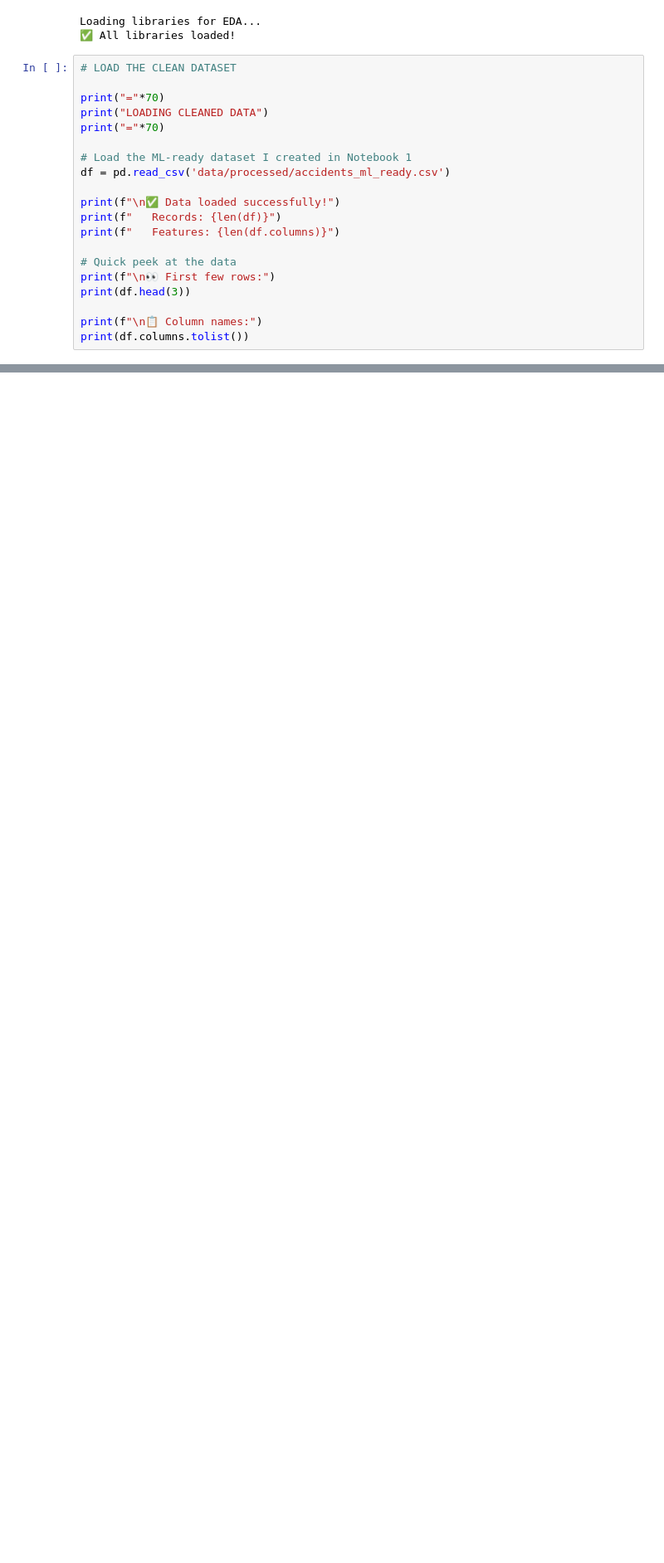
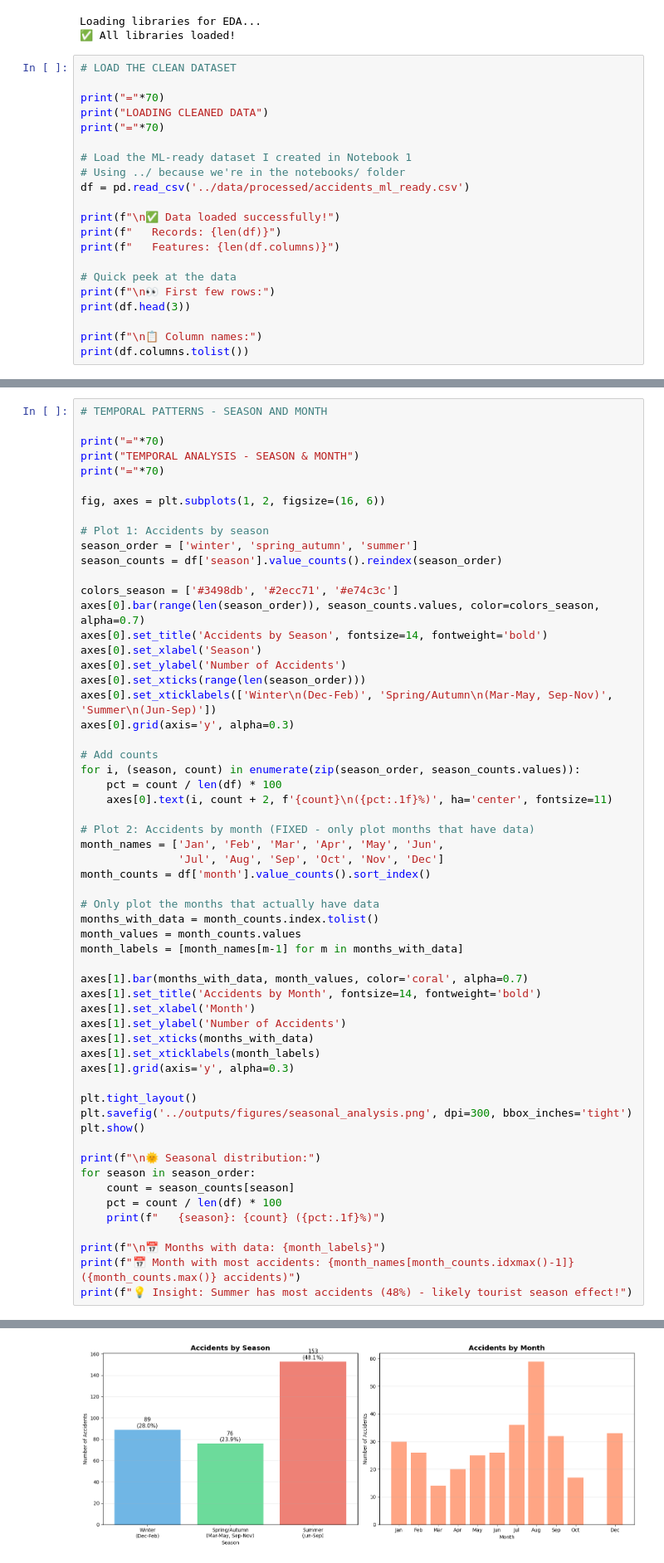
Before and after one commit to MLTeam11/Malta-Traffic-Accident-ML, a Jupyter notebook: notebooks/2_exploratory_analysis.ipynb, the cells around one changed output, grey strips where cells are left out. Shown at 83% size. Cells and saved outputs as stored; diff of their text form; blank space fills up the shorter version.

Commit message:
Exploratory Analysis

```diff
--- a/notebooks/2_exploratory_analysis.ipynb
+++ b/notebooks/2_exploratory_analysis.ipynb
@@ -58,7 +58,8 @@ print("LOADING CLEANED DATA")
 print("="*70)
 
 # Load the ML-ready dataset I created in Notebook 1
-df = pd.read_csv('data/processed/accidents_ml_ready.csv')
+# Using ../ because we're in the notebooks/ folder
+df = pd.read_csv('../data/processed/accidents_ml_ready.csv')
 
 print(f"\n✅ Data loaded successfully!")
 print(f"   Records: {len(df)}")
@@ -389,3 +390,62 @@ Name: count, dtype: int64
    - Most accidents on: Sunday (51 accidents)
    - Fewest accidents on: Friday (34 accidents)
    - 71.7% of accidents happen on weekdays
+# %%
+# TEMPORAL PATTERNS - SEASON AND MONTH
+
+print("="*70)
+print("TEMPORAL ANALYSIS - SEASON & MONTH")
+print("="*70)
+
+fig, axes = plt.subplots(1, 2, figsize=(16, 6))
+
+# Plot 1: Accidents by season
+season_order = ['winter', 'spring_autumn', 'summer']
+season_counts = df['season'].value_counts().reindex(season_order)
+
+colors_season = ['#3498db', '#2ecc71', '#e74c3c']
+axes[0].bar(range(len(season_order)), season_counts.values, color=colors_season, alpha=0.7)
+axes[0].set_title('Accidents by Season', fontsize=14, fontweight='bold')
+axes[0].set_xlabel('Season')
+axes[0].set_ylabel('Number of Accidents')
+axes[0].set_xticks(range(len(season_order)))
+axes[0].set_xticklabels(['Winter\n(Dec-Feb)', 'Spring/Autumn\n(Mar-May, Sep-Nov)', 'Summer\n(Jun-Sep)'])
+axes[0].grid(axis='y', alpha=0.3)
+
+# Add counts
+for i, (season, count) in enumerate(zip(season_order, season_counts.values)):
+    pct = count / len(df) * 100
+    axes[0].text(i, count + 2, f'{count}\n({pct:.1f}%)', ha='center', fontsize=11)
+
+# Plot 2: Accidents by month (FIXED - only plot months that have data)
+month_names = ['Jan', 'Feb', 'Mar', 'Apr', 'May', 'Jun',
+               'Jul', 'Aug', 'Sep', 'Oct', 'Nov', 'Dec']
+month_counts = df['month'].value_counts().sort_index()
+
+# Only plot the months that actually have data
+months_with_data = month_counts.index.tolist()
+month_values = month_counts.values
+month_labels = [month_names[m-1] for m in months_with_data]
+
+axes[1].bar(months_with_data, month_values, color='coral', alpha=0.7)
+axes[1].set_title('Accidents by Month', fontsize=14, fontweight='bold')
+axes[1].set_xlabel('Month')
+axes[1].set_ylabel('Number of Accidents')
+axes[1].set_xticks(months_with_data)
+axes[1].set_xticklabels(month_labels)
+axes[1].grid(axis='y', alpha=0.3)
+
+plt.tight_layout()
+plt.savefig('../outputs/figures/seasonal_analysis.png', dpi=300, bbox_inches='tight')
+plt.show()
+
+print(f"\n🌞 Seasonal distribution:")
+for season in season_order:
+    count = season_counts[season]
+    pct = count / len(df) * 100
+    print(f"   {season}: {count} ({pct:.1f}%)")
+
+print(f"\n📅 Months with data: {month_labels}")
+print(f"📅 Month with most accidents: {month_names[month_counts.idxmax()-1]} ({month_counts.max()} accidents)")
+print(f"💡 Insight: Summer has most accidents (48%) - likely tourist season effect!")
+# %% [output]
@@ -391,0 +455 @@ Name: count, dtype: int64
+[figure, added]
```
Also changed, not shown: parts of 7 cells of this notebook, 5 other files.
